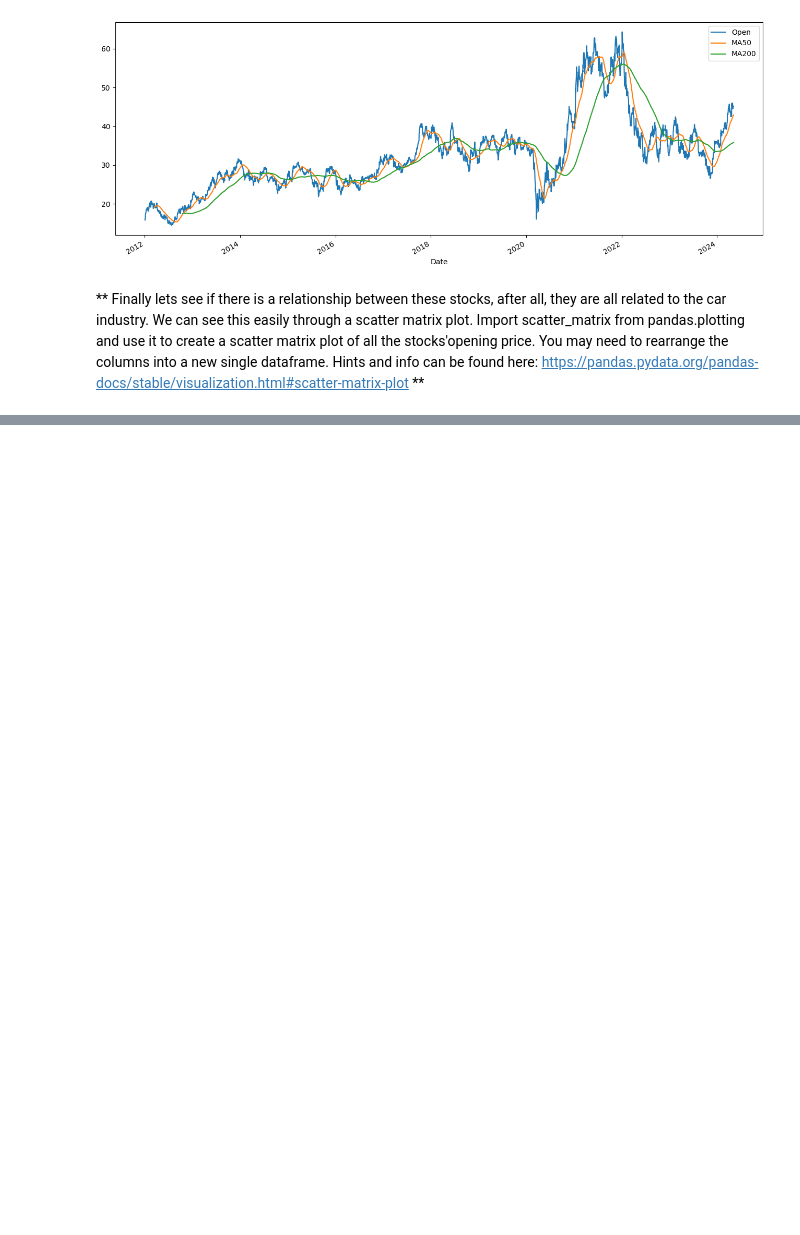
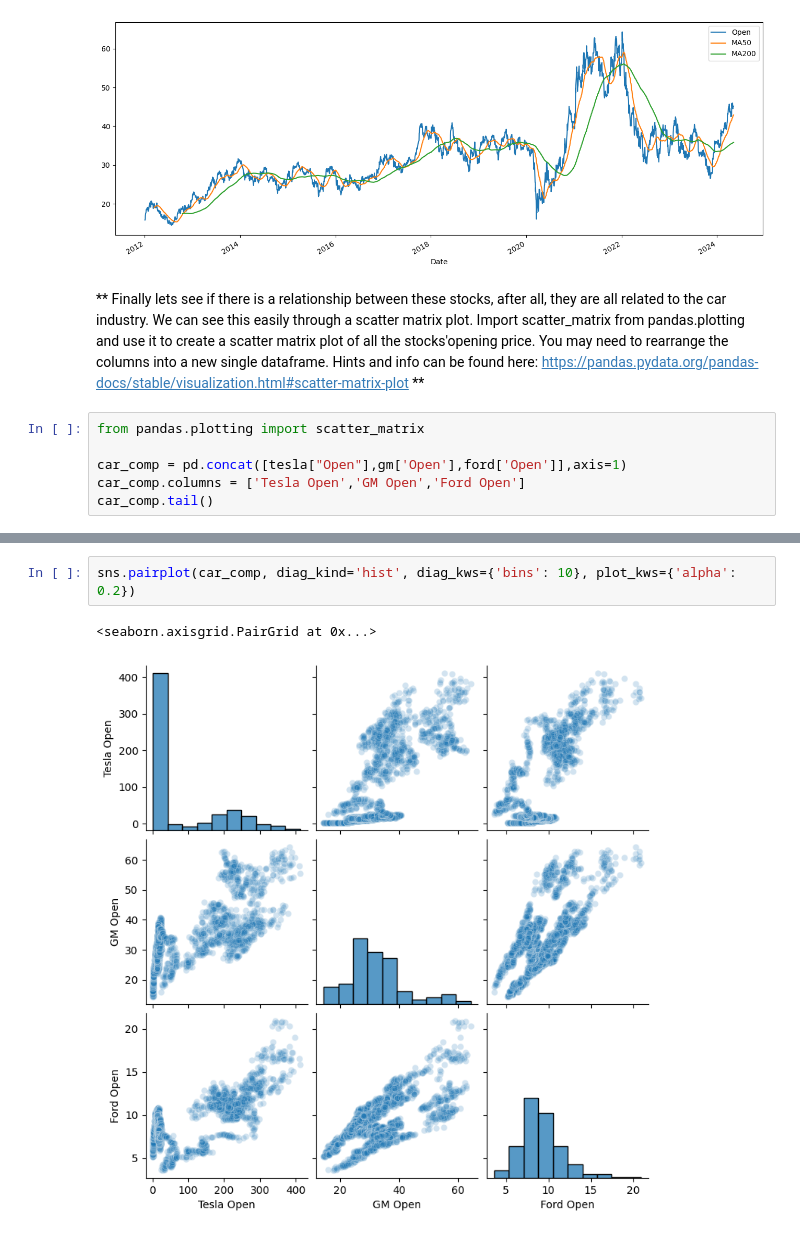
Before and after one commit to PATELALISH/Capstone-Stock-Market-Analysis, a Jupyter notebook: Questions Notebook/New Stock Market Analysis Project.ipynb, the cells around one changed output, grey strips where cells are left out. Cells and saved outputs as stored; diff of their text form; blank space fills up the shorter version.

Commit message:
Now onto Bonus  Visualization Task:)

```diff
--- a/Questions Notebook/New Stock Market Analysis Project.ipynb
+++ b/Questions Notebook/New Stock Market Analysis Project.ipynb
@@ -241,3 +241,9 @@ gm[['Open','MA50','MA200']].plot(label='GM',figsize=(16,6))
 [figure]
 # %% [markdown]
 ** Finally lets see if there is a relationship between these stocks, after all, they are all related to the car industry. We can see this easily through a scatter matrix plot. Import scatter_matrix from pandas.plotting and use it to create a scatter matrix plot of all the stocks'opening price. You may need to rearrange the columns into a new single dataframe. Hints and info can be found here: https://pandas.pydata.org/pandas-docs/stable/visualization.html#scatter-matrix-plot **
+# %%
+from pandas.plotting import scatter_matrix
+
+car_comp = pd.concat([tesla["Open"],gm['Open'],ford['Open']],axis=1)
+car_comp.columns = ['Tesla Open','GM Open','Ford Open']
+car_comp.tail()
@@ -243,0 +258,5 @@ gm[['Open','MA50','MA200']].plot(label='GM',figsize=(16,6))
+# %%
+sns.pairplot(car_comp, diag_kind='hist', diag_kws={'bins': 10}, plot_kws={'alpha': 0.2})
+# %% [output]
+<seaborn.axisgrid.PairGrid at 0x...>
+[figure, added]
```
Also changed, not shown: parts of 1 cell of this notebook.
